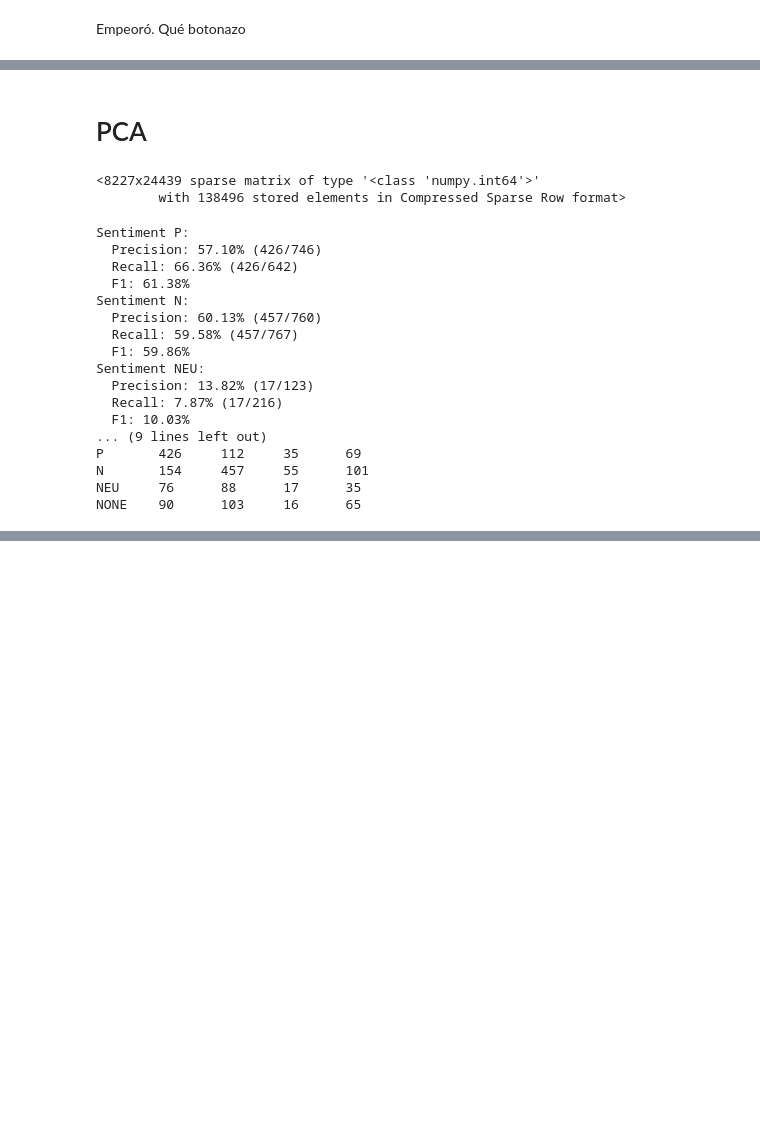
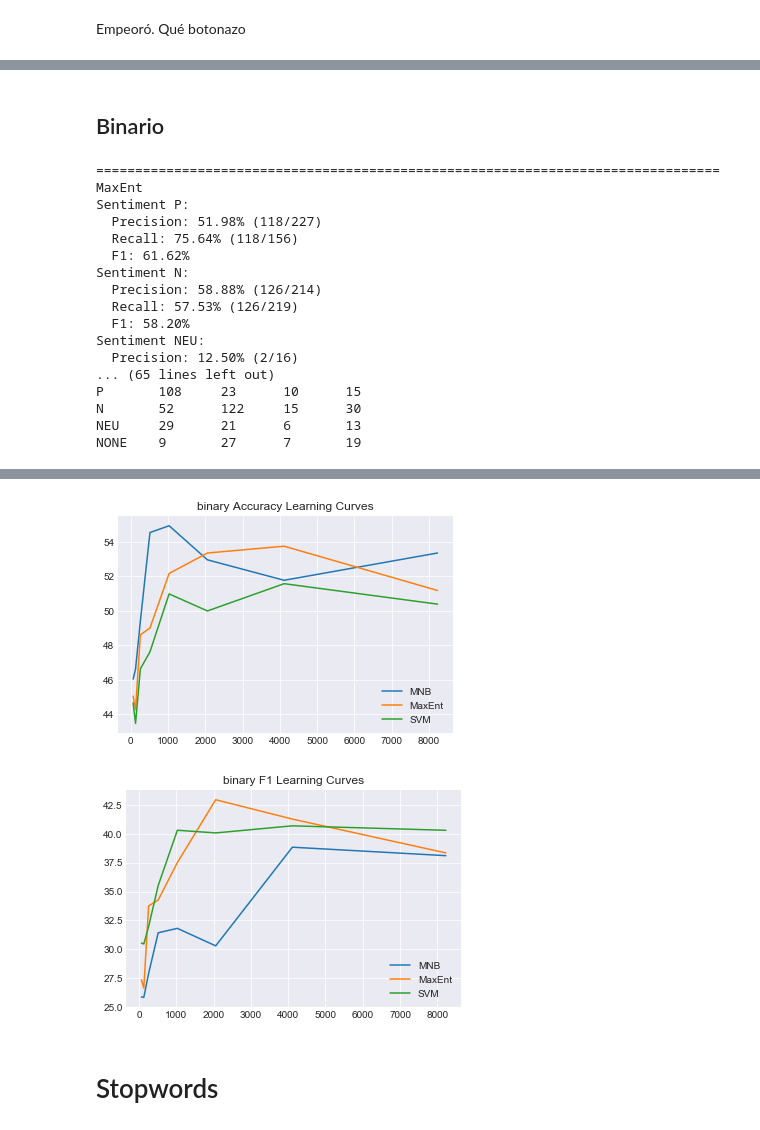
Before and after one commit to finiteautomata/PLN-UBA2018, a Jupyter notebook: notebooks/classifiers.ipynb, the cells around one changed output, grey strips where cells are left out. Saved outputs shown, nothing was run; the diff lists cells and outputs as text; code cells hidden in the pictures; blank space fills up the shorter version.

```diff
--- a/notebooks/classifiers.ipynb
+++ b/notebooks/classifiers.ipynb
@@ -323,41 +233,33 @@ NONE    91      73      21      89
 # %% [markdown]
-# PCA
+##  Binario
-# %%
-CountVectorizer(tokenizer=TweetTokenizer().tokenize).fit_transform(X, y)
-# %% [output]
-<8227x24439 sparse matrix of type '<class 'numpy.int64'>'
-        with 138496 stored elements in Compressed Sparse Row format>
-# %%
-from sklearn.decomposition import TruncatedSVD
-from nltk.tokenize import TweetTokenizer
-
-
-model = Pipeline([
-    ('vect', CountVectorizer(tokenizer=TweetTokenizer().tokenize)),
-    ('pca', TruncatedSVD(n_components=3000)),
-    ('clf', clf_class()),
-])
-
-model.fit(X, y)
-
-y_pred = model.predict(X_cv)
-
-print_evaluation(model, y_cv, y_pred)
-# %% [output]
-Sentiment P:
-  Precision: 57.10% (426/746)
-  Recall: 66.36% (426/642)
-  F1: 61.38%
-Sentiment N:
-  Precision: 60.13% (457/760)
-  Recall: 59.58% (457/767)
-  F1: 59.86%
-Sentiment NEU:
-  Precision: 13.82% (17/123)
-  Recall: 7.87% (17/216)
-  F1: 10.03%
-... (9 lines left out)
-P       426     112     35      69
-N       154     457     55      101
-NEU     76      88      17      35
-NONE    90      103     16      65
+# %%
+base_steps = [
+    ('vect', CountVectorizer(
+        #tokenizer=TweetTokenizer().tokenize,
+        binary=True)),
+]
+
+name = "binary"
+
+analysis.update(do_full_analysis(base_steps, clf_classes, name))
+
+
+pd.DataFrame(analysis)
+# %% [output]
+================================================================================
+MaxEnt
+Sentiment P:
+  Precision: 51.98% (118/227)
+  Recall: 75.64% (118/156)
+  F1: 61.62%
+Sentiment N:
+  Precision: 58.88% (126/214)
+  Recall: 57.53% (126/219)
+  F1: 58.20%
+Sentiment NEU:
+  Precision: 12.50% (2/16)
+... (65 lines left out)
+P       108     23      10      15
+N       52      122     15      30
+NEU     29      21      6       13
+NONE    9       27      7       19
@@ -363,0 +271,4 @@ NONE    90      103     16      65
+[figure, added]
+[figure, added]
+# %% [markdown]
+# Stopwords
```
Also changed, not shown: parts of 18 cells of this notebook, 23 other files.
